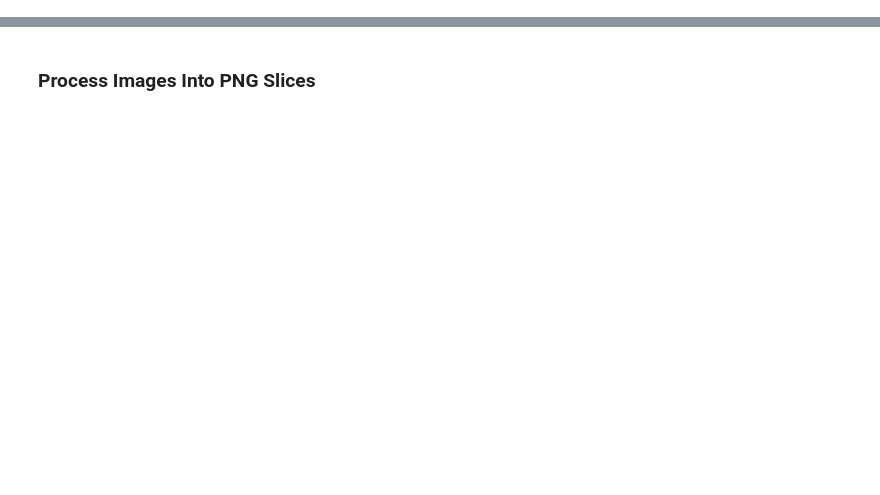
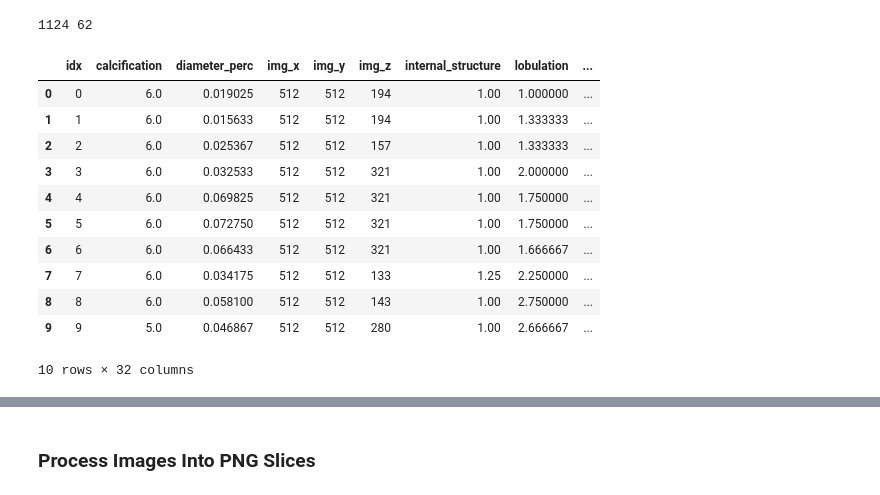
Before and after one commit to bfortuner/lungcancer, a Jupyter notebook: LIDC.ipynb, the cells around one changed output, grey strips where cells are left out. Drawn from its saved outputs; the diff is of its cells as text; code cells hidden in the pictures; blank space fills up the shorter version.

```diff
--- a/LIDC.ipynb
+++ b/LIDC.ipynb
@@ -710,9 +943,23 @@ def plot_slices_w_nodules(patient_id, anno_df):
 # %%
 luna_lidc_pos_df = pd.read_csv(LUNA_LIDC_POS_PATH)
 no_matches_df = pd.read_csv(os.path.join(META_PATH, 'nomatches.csv'))
 luna_neg_cands_df = pd.read_csv(LUNA_NEG_CANDIDATES_PATH)
 print(len(luna_lidc_pos_df), len(no_matches_df))
-luna_neg_cands_df[:10]
+luna_lidc_pos_df[:10]
+# %% [output]
+1124 62
+|  | idx | calcification | diameter_perc | img_x | img_y | img_z | internal_structure | lobulation | ... |
+| 0 | 0 | 6.0 | 0.019025 | 512 | 512 | 194 | 1.00 | 1.000000 | ... |
+| 1 | 1 | 6.0 | 0.015633 | 512 | 512 | 194 | 1.00 | 1.333333 | ... |
+| 2 | 2 | 6.0 | 0.025367 | 512 | 512 | 157 | 1.00 | 1.333333 | ... |
+| 3 | 3 | 6.0 | 0.032533 | 512 | 512 | 321 | 1.00 | 2.000000 | ... |
+| 4 | 4 | 6.0 | 0.069825 | 512 | 512 | 321 | 1.00 | 1.750000 | ... |
+| 5 | 5 | 6.0 | 0.072750 | 512 | 512 | 321 | 1.00 | 1.750000 | ... |
+| 6 | 6 | 6.0 | 0.066433 | 512 | 512 | 321 | 1.00 | 1.666667 | ... |
+| 7 | 7 | 6.0 | 0.034175 | 512 | 512 | 133 | 1.25 | 2.250000 | ... |
+| 8 | 8 | 6.0 | 0.058100 | 512 | 512 | 143 | 1.00 | 2.750000 | ... |
+| 9 | 9 | 5.0 | 0.046867 | 512 | 512 | 280 | 1.00 | 2.666667 | ... |
+10 rows × 32 columns
 # %%
 anno_df = luna_lidc_pos_df
 patient_idx = random.randint(0,len(anno_df)-1)
```
Also changed, not shown: parts of 26 cells of this notebook, 1 other file.
